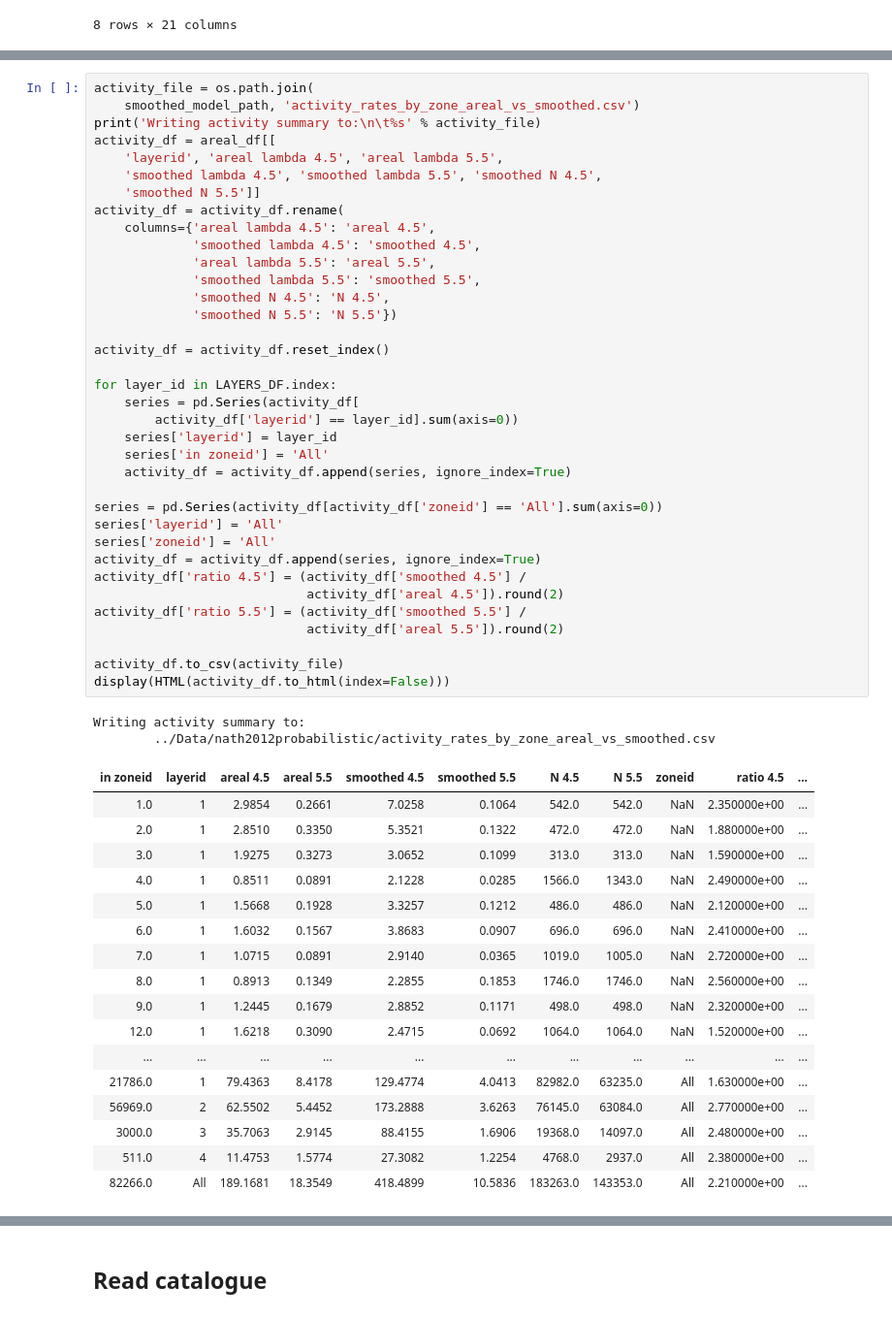
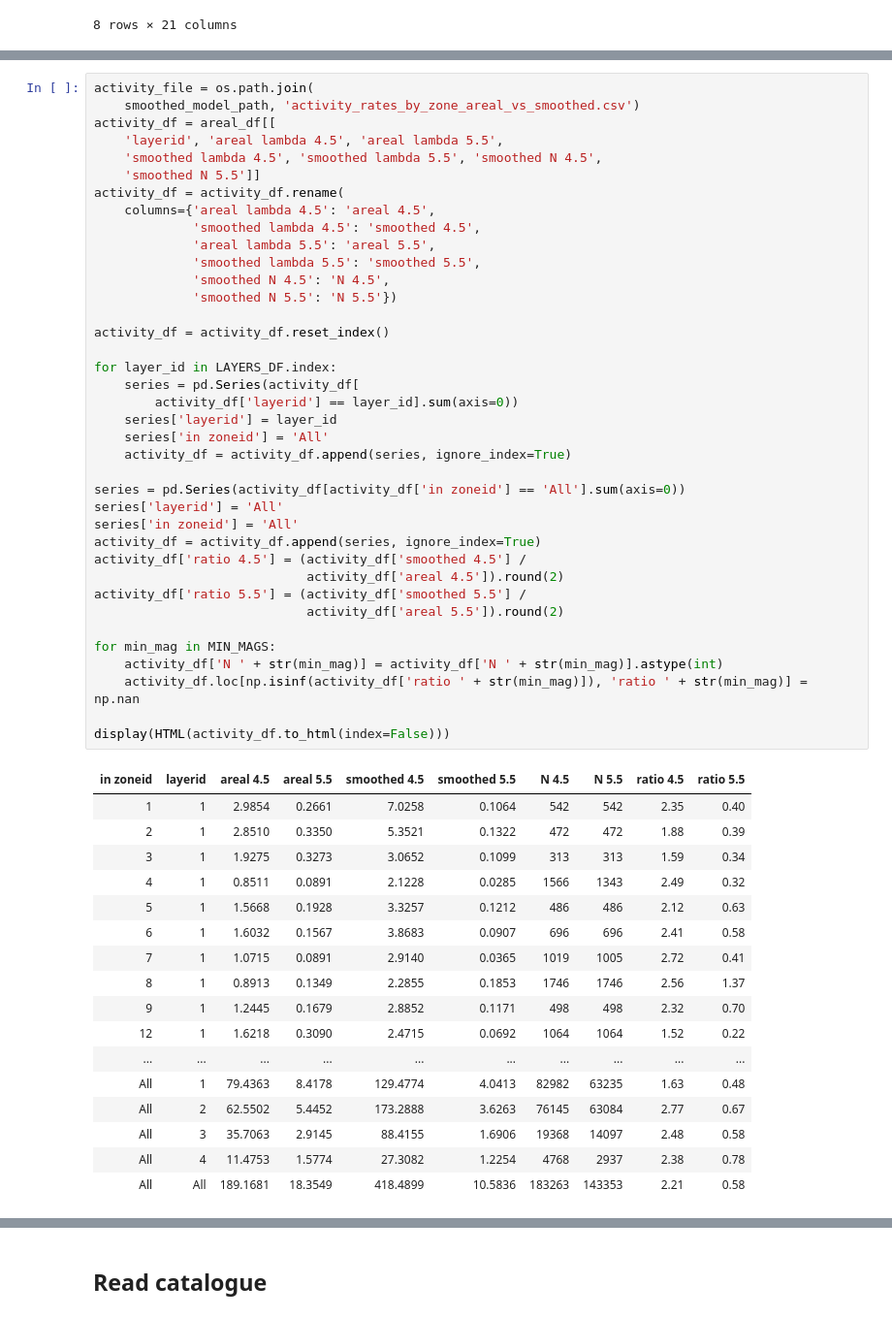
Before and after one commit to nackerley/indian-subcontinent-psha, a Jupyter notebook: Source Models/smoothed_source_models_nt2012.ipynb, the cells around one changed output, grey strips where cells are left out. Shown at 97% size. Drawn from its saved outputs; the diff is of its cells as text.

```diff
--- a/Source Models/smoothed_source_models_nt2012.ipynb
+++ b/Source Models/smoothed_source_models_nt2012.ipynb
@@ -240,57 +240,57 @@ display(smoothed_df[this_lon_lat].drop(display_drop, axis=1))
 # %%
 activity_file = os.path.join(
     smoothed_model_path, 'activity_rates_by_zone_areal_vs_smoothed.csv')
-print('Writing activity summary to:\n\t%s' % activity_file)
 activity_df = areal_df[[
     'layerid', 'areal lambda 4.5', 'areal lambda 5.5',
     'smoothed lambda 4.5', 'smoothed lambda 5.5', 'smoothed N 4.5',
     'smoothed N 5.5']]
 activity_df = activity_df.rename(
     columns={'areal lambda 4.5': 'areal 4.5',
              'smoothed lambda 4.5': 'smoothed 4.5',
              'areal lambda 5.5': 'areal 5.5',
              'smoothed lambda 5.5': 'smoothed 5.5',
              'smoothed N 4.5': 'N 4.5',
              'smoothed N 5.5': 'N 5.5'})
 
 activity_df = activity_df.reset_index()
 
 for layer_id in LAYERS_DF.index:
     series = pd.Series(activity_df[
         activity_df['layerid'] == layer_id].sum(axis=0))
     series['layerid'] = layer_id
     series['in zoneid'] = 'All'
     activity_df = activity_df.append(series, ignore_index=True)
 
-series = pd.Series(activity_df[activity_df['zoneid'] == 'All'].sum(axis=0))
+series = pd.Series(activity_df[activity_df['in zoneid'] == 'All'].sum(axis=0))
 series['layerid'] = 'All'
-series['zoneid'] = 'All'
+series['in zoneid'] = 'All'
 activity_df = activity_df.append(series, ignore_index=True)
 activity_df['ratio 4.5'] = (activity_df['smoothed 4.5'] /
                             activity_df['areal 4.5']).round(2)
 activity_df['ratio 5.5'] = (activity_df['smoothed 5.5'] /
                             activity_df['areal 5.5']).round(2)
 
-activity_df.to_csv(activity_file)
+for min_mag in MIN_MAGS:
+    activity_df['N ' + str(min_mag)] = activity_df['N ' + str(min_mag)].astype(int)
+    activity_df.loc[np.isinf(activity_df['ratio ' + str(min_mag)]), 'ratio ' + str(min_mag)] = np.nan
+
 display(HTML(activity_df.to_html(index=False)))
 # %% [output]
-Writing activity summary to:
-        ../Data/nath2012probabilistic/activity_rates_by_zone_areal_vs_smoothed.csv
-| in zoneid | layerid | areal 4.5 | areal 5.5 | smoothed 4.5 | smoothed 5.5 | N 4.5 | N 5.5 | zoneid | ratio 4.5 | ... |
-| 1.0 | 1 | 2.9854 | 0.2661 | 7.0258 | 0.1064 | 542.0 | 542.0 | NaN | 2.350000e+00 | ... |
-| 2.0 | 1 | 2.8510 | 0.3350 | 5.3521 | 0.1322 | 472.0 | 472.0 | NaN | 1.880000e+00 | ... |
-| 3.0 | 1 | 1.9275 | 0.3273 | 3.0652 | 0.1099 | 313.0 | 313.0 | NaN | 1.590000e+00 | ... |
-| 4.0 | 1 | 0.8511 | 0.0891 | 2.1228 | 0.0285 | 1566.0 | 1343.0 | NaN | 2.490000e+00 | ... |
-| 5.0 | 1 | 1.5668 | 0.1928 | 3.3257 | 0.1212 | 486.0 | 486.0 | NaN | 2.120000e+00 | ... |
-| 6.0 | 1 | 1.6032 | 0.1567 | 3.8683 | 0.0907 | 696.0 | 696.0 | NaN | 2.410000e+00 | ... |
-| 7.0 | 1 | 1.0715 | 0.0891 | 2.9140 | 0.0365 | 1019.0 | 1005.0 | NaN | 2.720000e+00 | ... |
-| 8.0 | 1 | 0.8913 | 0.1349 | 2.2855 | 0.1853 | 1746.0 | 1746.0 | NaN | 2.560000e+00 | ... |
-| 9.0 | 1 | 1.2445 | 0.1679 | 2.8852 | 0.1171 | 498.0 | 498.0 | NaN | 2.320000e+00 | ... |
-| 12.0 | 1 | 1.6218 | 0.3090 | 2.4715 | 0.0692 | 1064.0 | 1064.0 | NaN | 1.520000e+00 | ... |
-| ... | ... | ... | ... | ... | ... | ... | ... | ... | ... | ... |
-| 21786.0 | 1 | 79.4363 | 8.4178 | 129.4774 | 4.0413 | 82982.0 | 63235.0 | All | 1.630000e+00 | ... |
-| 56969.0 | 2 | 62.5502 | 5.4452 | 173.2888 | 3.6263 | 76145.0 | 63084.0 | All | 2.770000e+00 | ... |
-| 3000.0 | 3 | 35.7063 | 2.9145 | 88.4155 | 1.6906 | 19368.0 | 14097.0 | All | 2.480000e+00 | ... |
-| 511.0 | 4 | 11.4753 | 1.5774 | 27.3082 | 1.2254 | 4768.0 | 2937.0 | All | 2.380000e+00 | ... |
-| 82266.0 | All | 189.1681 | 18.3549 | 418.4899 | 10.5836 | 183263.0 | 143353.0 | All | 2.210000e+00 | ... |
+| in zoneid | layerid | areal 4.5 | areal 5.5 | smoothed 4.5 | smoothed 5.5 | N 4.5 | N 5.5 | ratio 4.5 | ratio 5.5 |
+| 1 | 1 | 2.9854 | 0.2661 | 7.0258 | 0.1064 | 542 | 542 | 2.35 | 0.40 |
+| 2 | 1 | 2.8510 | 0.3350 | 5.3521 | 0.1322 | 472 | 472 | 1.88 | 0.39 |
+| 3 | 1 | 1.9275 | 0.3273 | 3.0652 | 0.1099 | 313 | 313 | 1.59 | 0.34 |
+| 4 | 1 | 0.8511 | 0.0891 | 2.1228 | 0.0285 | 1566 | 1343 | 2.49 | 0.32 |
+| 5 | 1 | 1.5668 | 0.1928 | 3.3257 | 0.1212 | 486 | 486 | 2.12 | 0.63 |
+| 6 | 1 | 1.6032 | 0.1567 | 3.8683 | 0.0907 | 696 | 696 | 2.41 | 0.58 |
+| 7 | 1 | 1.0715 | 0.0891 | 2.9140 | 0.0365 | 1019 | 1005 | 2.72 | 0.41 |
+| 8 | 1 | 0.8913 | 0.1349 | 2.2855 | 0.1853 | 1746 | 1746 | 2.56 | 1.37 |
+| 9 | 1 | 1.2445 | 0.1679 | 2.8852 | 0.1171 | 498 | 498 | 2.32 | 0.70 |
+| 12 | 1 | 1.6218 | 0.3090 | 2.4715 | 0.0692 | 1064 | 1064 | 1.52 | 0.22 |
+| ... | ... | ... | ... | ... | ... | ... | ... | ... | ... |
+| All | 1 | 79.4363 | 8.4178 | 129.4774 | 4.0413 | 82982 | 63235 | 1.63 | 0.48 |
+| All | 2 | 62.5502 | 5.4452 | 173.2888 | 3.6263 | 76145 | 63084 | 2.77 | 0.67 |
+| All | 3 | 35.7063 | 2.9145 | 88.4155 | 1.6906 | 19368 | 14097 | 2.48 | 0.58 |
+| All | 4 | 11.4753 | 1.5774 | 27.3082 | 1.2254 | 4768 | 2937 | 2.38 | 0.78 |
+| All | All | 189.1681 | 18.3549 | 418.4899 | 10.5836 | 183263 | 143353 | 2.21 | 0.58 |
 # %% [markdown]
```
Also changed, not shown: parts of 9 cells of this notebook.
